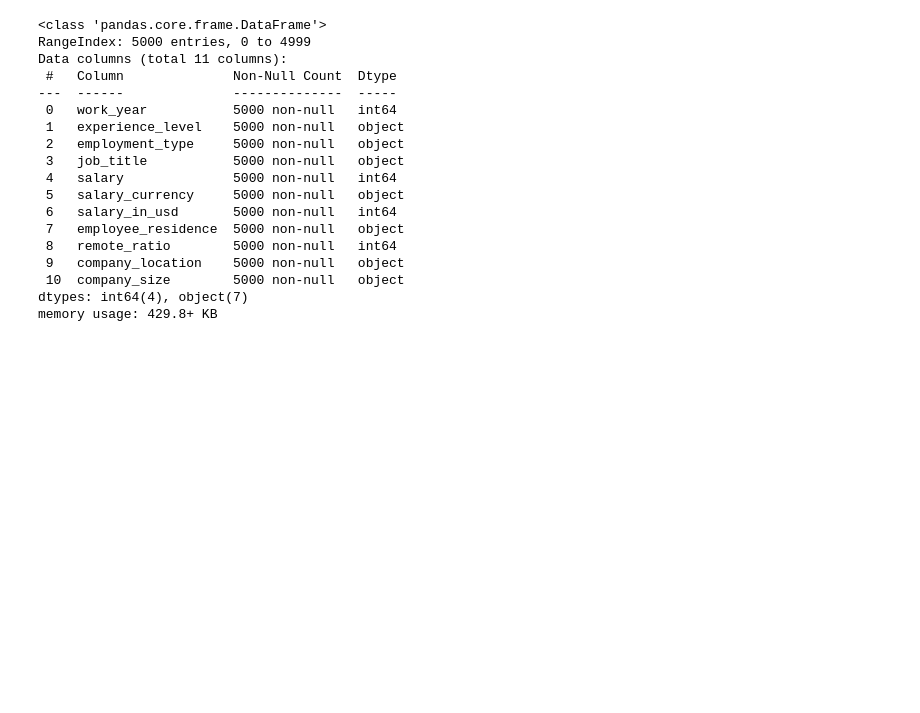
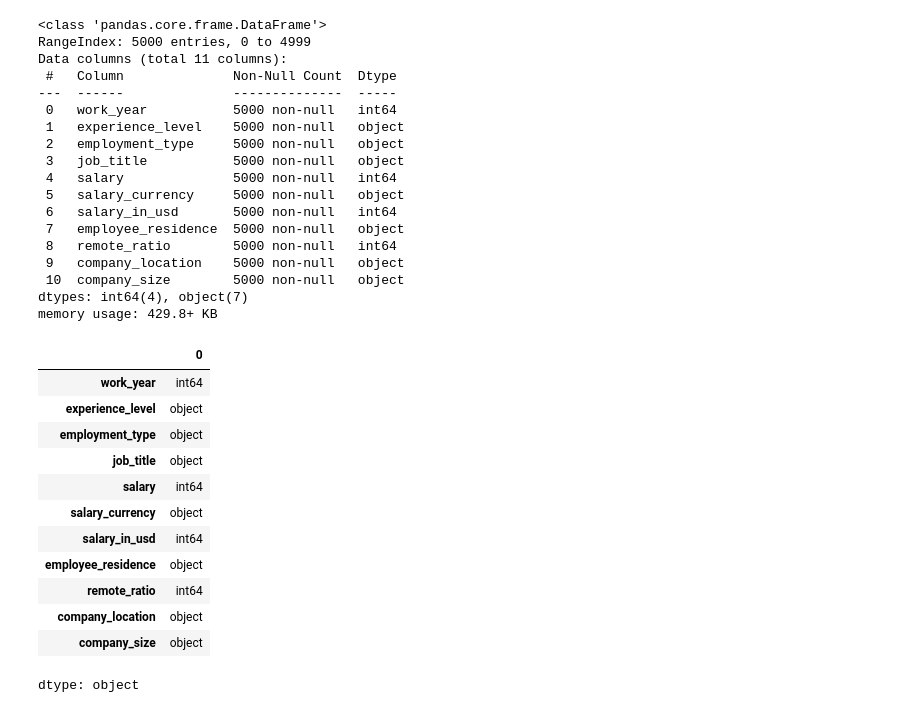
Before and after one commit to Souzadfs/Data_Science, a Jupyter notebook: Analista_de_dados.ipynb, the cells around one changed output. Saved outputs shown, nothing was run; the diff lists cells and outputs as text; code cells hidden in the pictures; blank space fills up the shorter version.

```diff
--- a/Analista_de_dados.ipynb
+++ b/Analista_de_dados.ipynb
@@ -65,3 +65,19 @@ Data columns (total 11 columns):
  10  company_size        5000 non-null   object
 dtypes: int64(4), object(7)
 memory usage: 429.8+ KB
+# %%
+df.dtypes
+# %% [output]
+|  | 0 |
+| work_year | int64 |
+| experience_level | object |
+| employment_type | object |
+| job_title | object |
+| salary | int64 |
+| salary_currency | object |
+| salary_in_usd | int64 |
+| employee_residence | object |
+| remote_ratio | int64 |
+| company_location | object |
+| company_size | object |
+dtype: object
```
Also changed, not shown: parts of 6 cells of this notebook.
